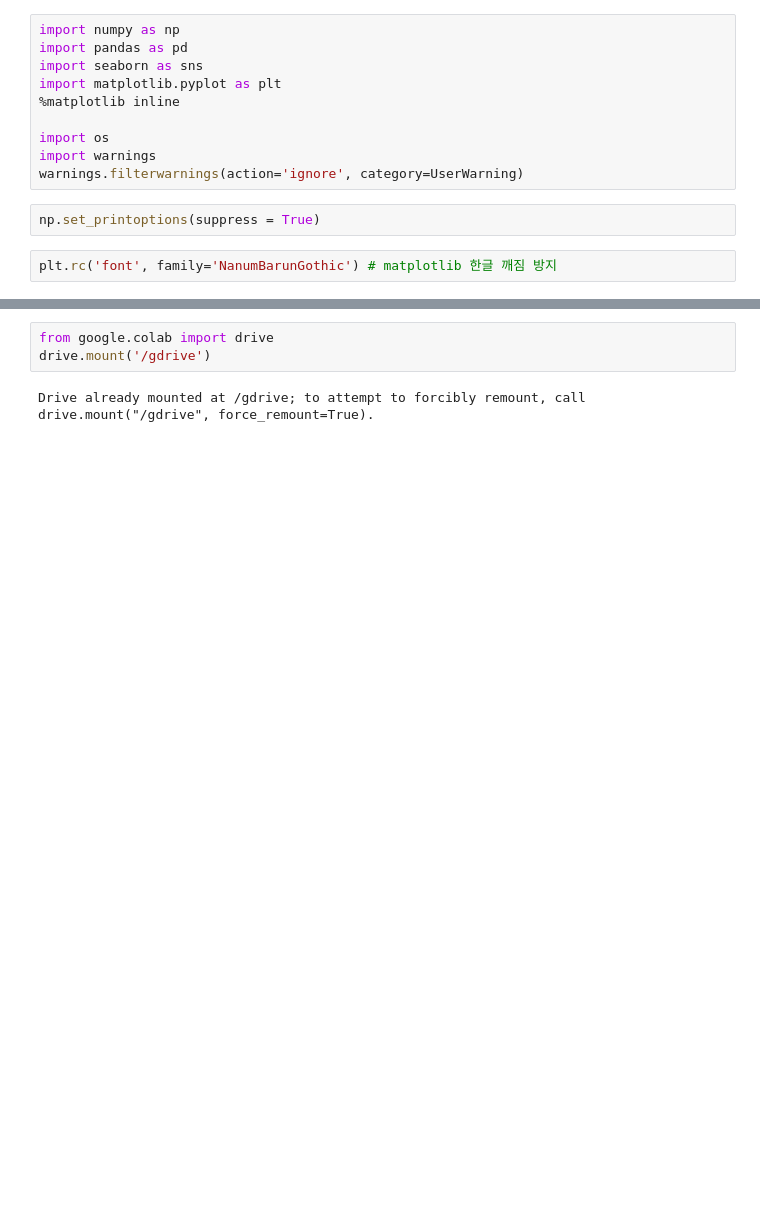
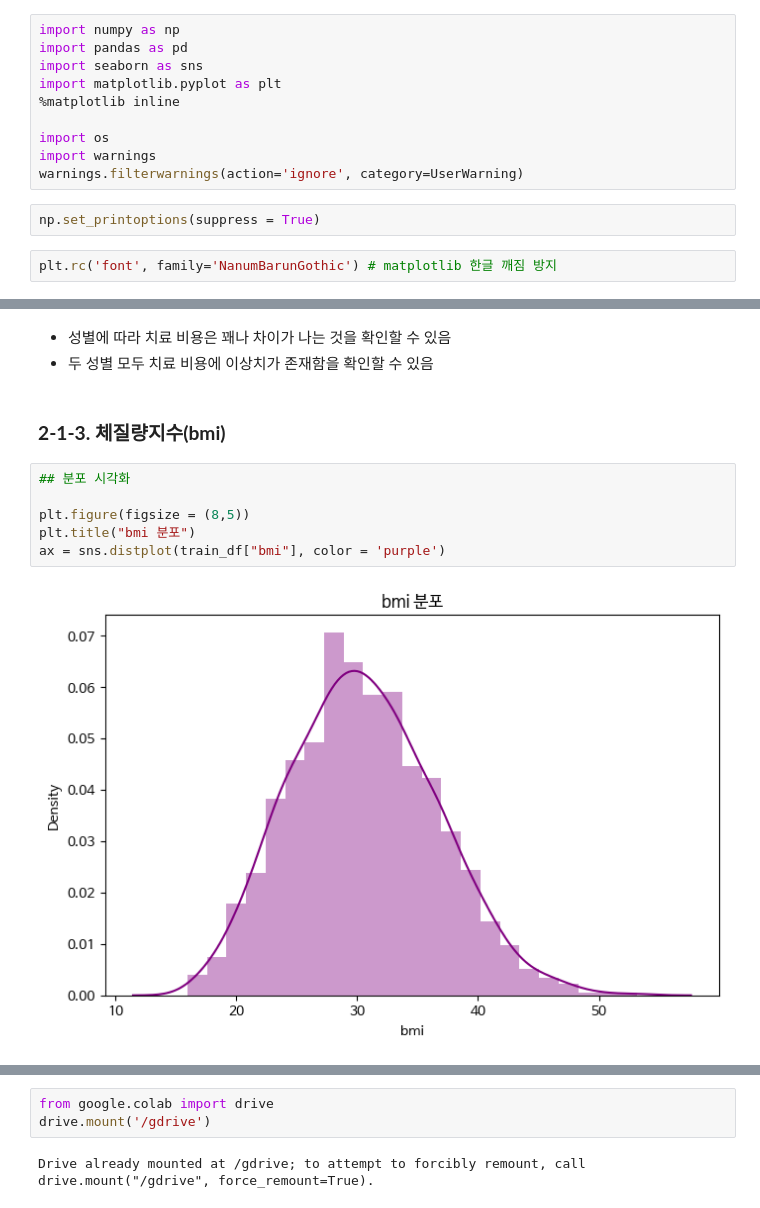
Before and after one commit to chasubeen/ESAA_8TH_OB, a Jupyter notebook: mini_proj(1)/OBProject1_final.ipynb, the cells around one changed output, grey strips where cells are left out. Drawn from its saved outputs; the diff is of its cells as text; blank space fills up the shorter version.

```diff
--- a/mini_proj(1)/OBProject1_final.ipynb
+++ b/mini_proj(1)/OBProject1_final.ipynb
@@ -25,0 +183,13 @@ plt.rc('font', family='NanumBarunGothic') # matplotlib 한글 깨짐 방지
+# %% [markdown]
+- 성별에 따라 치료 비용은 꽤나 차이가 나는 것을 확인할 수 있음
+- 두 성별 모두 치료 비용에 이상치가 존재함을 확인할 수 있음
+# %% [markdown]
+### **2-1-3. 체질량지수(bmi)**
+# %%
+## 분포 시각화
+
+plt.figure(figsize = (8,5))
+plt.title("bmi 분포")
+ax = sns.distplot(train_df["bmi"], color = 'purple')
+# %% [output]
+[figure, added]
```
Also changed, not shown: parts of 74 cells of this notebook.
